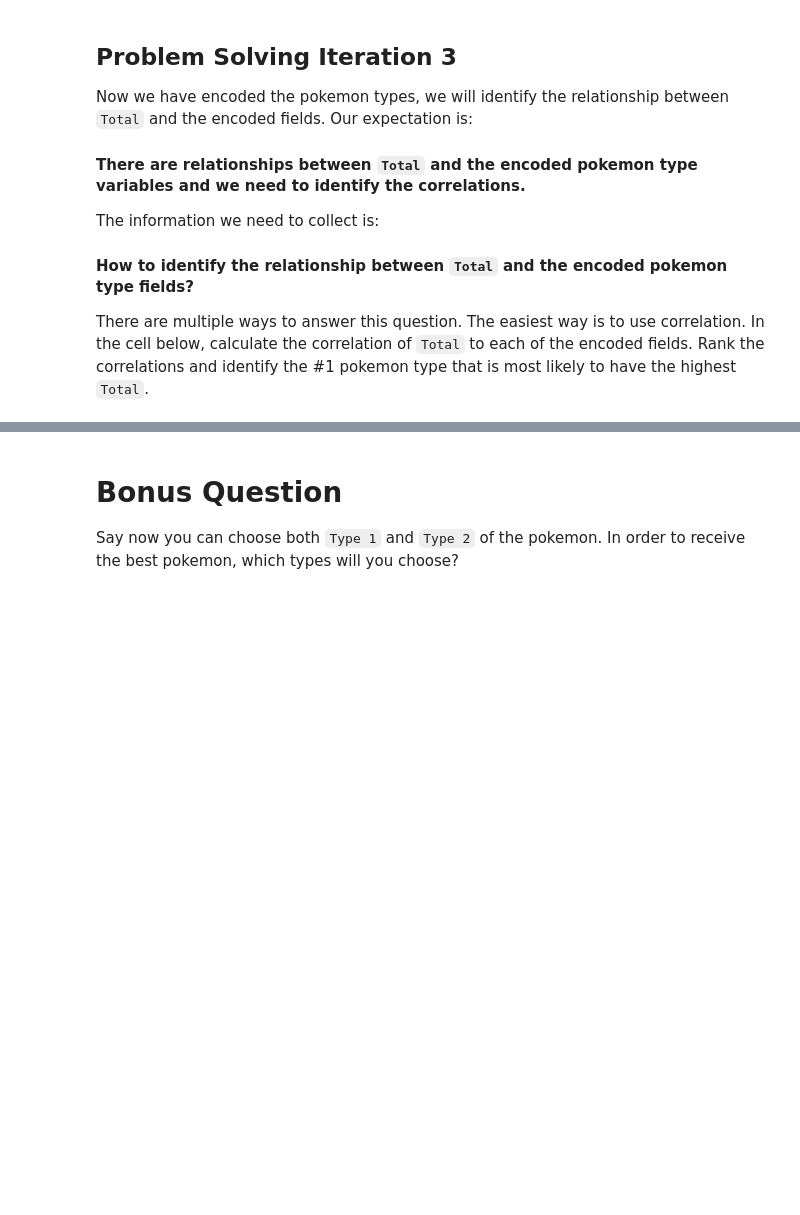
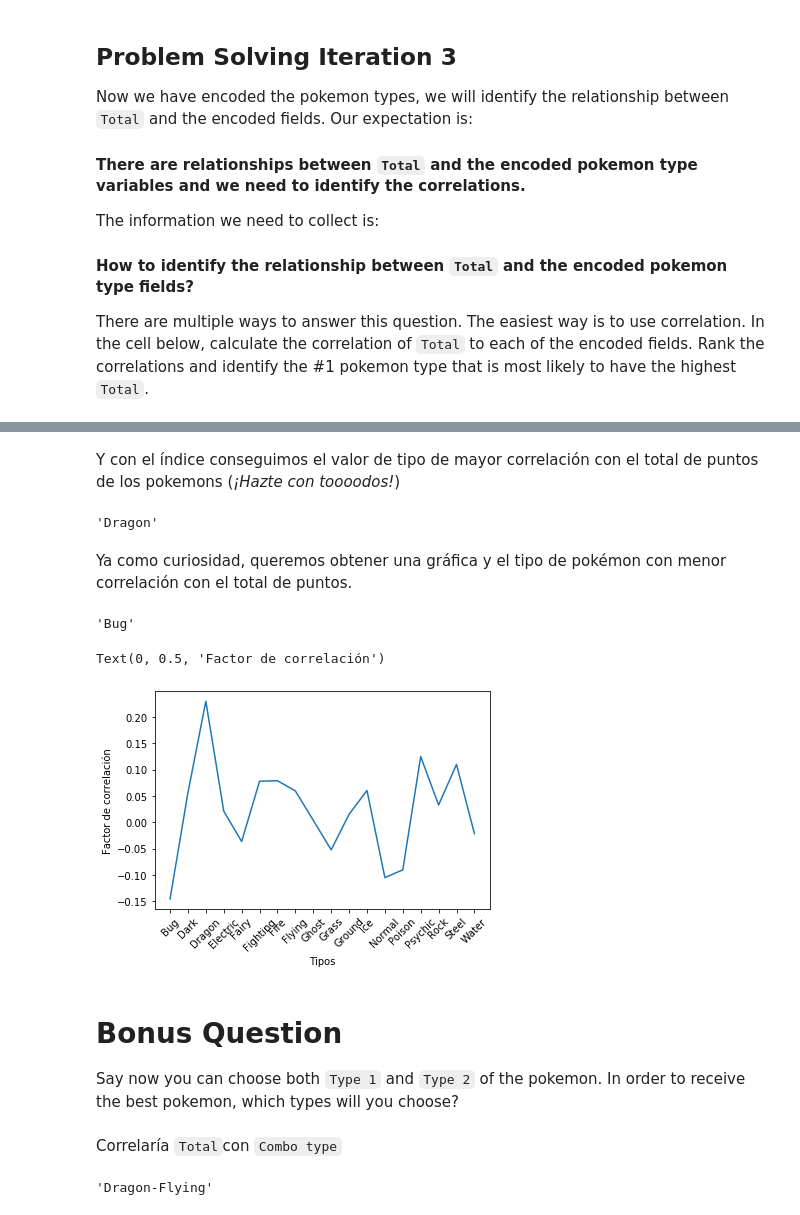
Before and after one commit to JavierLuna/data-labs, a Jupyter notebook: module-2/lab-df-calculation-and-transformation/your-code/challenge-2.ipynb, the cells around one changed output, grey strips where cells are left out. Cells and saved outputs as stored; diff of their text form; code cells hidden in the pictures; blank space fills up the shorter version.

```diff
--- a/module-2/lab-df-calculation-and-transformation/your-code/challenge-2.ipynb
+++ b/module-2/lab-df-calculation-and-transformation/your-code/challenge-2.ipynb
@@ -256,0 +153,3 @@ type1 + type2
+# %%
+types_together = (type1 + type2)
+types_together.head()
@@ -256,0 +163,3 @@ type1 + type2
+# %%
+types = list(types_together.columns)
+types
@@ -270,0 +214,3 @@ There are multiple ways to answer this question. The easiest way is to use corre
+# %%
+def correlator(df1, col1, df2, col2):
+        return df1[col1].corr(df2[col2])
@@ -270,0 +219,3 @@ There are multiple ways to answer this question. The easiest way is to use corre
+# %%
+total_correlations_array = [correlator(pokemon, 'Total', types_together, each_type) for each_type in types]
+total_correlations_array
@@ -271,3 +245,28 @@ There are multiple ways to answer this question. The easiest way is to use corre
+# %% [markdown]
+Y con el índice conseguimos el valor de tipo de mayor correlación con el total de puntos de los pokemons (*¡Hazte con toooodos!*)
+# %%
+types[max_index]
+# %% [output]
+'Dragon'
+# %% [markdown]
+Ya como curiosidad, queremos obtener una gráfica y el tipo de pokémon con menor correlación con el total de puntos.
+# %%
+min_index = total_correlations_array.index(min(total_correlations_array))
+types[min_index]
+# %% [output]
+'Bug'
+# %%
+
+%matplotlib inline
+import matplotlib.pyplot as plt
+
+plt.plot(types, total_correlations_array)
+plt.xticks(types, size = 'medium', color = '0', rotation = 45)
+plt.xlabel('Tipos')
+plt.ylabel('Factor de correlación')
+# %% [output]
+Text(0, 0.5, 'Factor de correlación')
+[figure, added]
 # %% [markdown]
 # Bonus Question
 
@@ -276,0 +274,2 @@ Say now you can choose both `Type 1` and `Type 2` of the pokemon. In order to re
+# %% [markdown]
+Correlaría `Total`con `Combo type`
@@ -276,0 +286,4 @@ Say now you can choose both `Type 1` and `Type 2` of the pokemon. In order to re
+# %%
+combo_types_cols[max_index]
+# %% [output]
+'Dragon-Flying'
```
Also changed, not shown: parts of 29 cells of this notebook, 1 other file.
